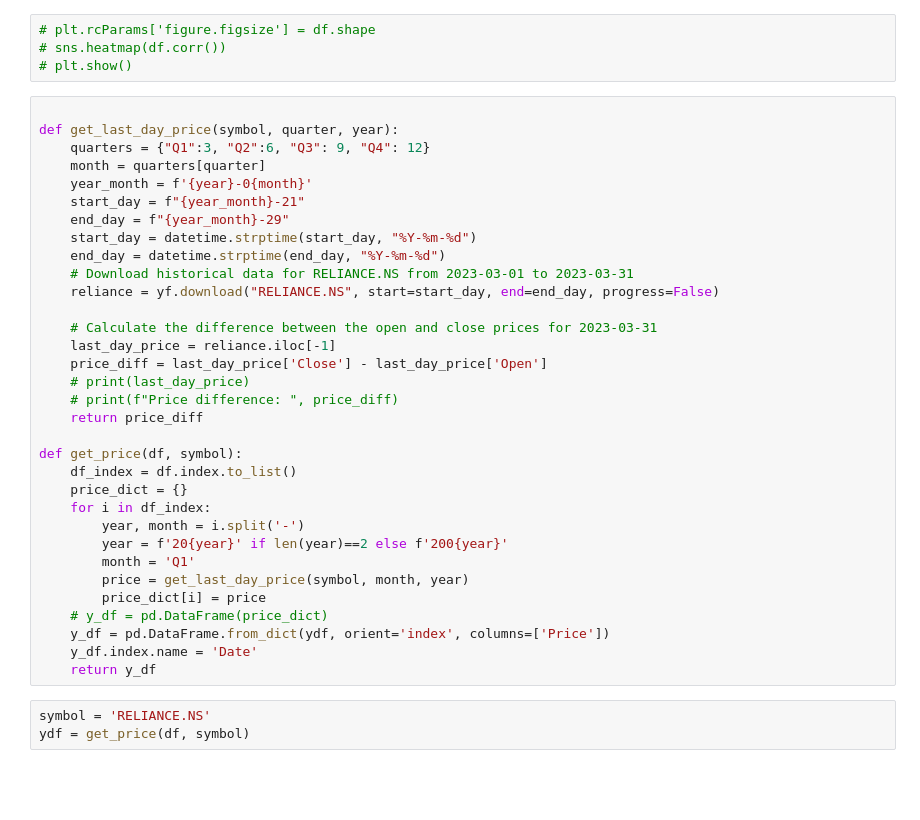
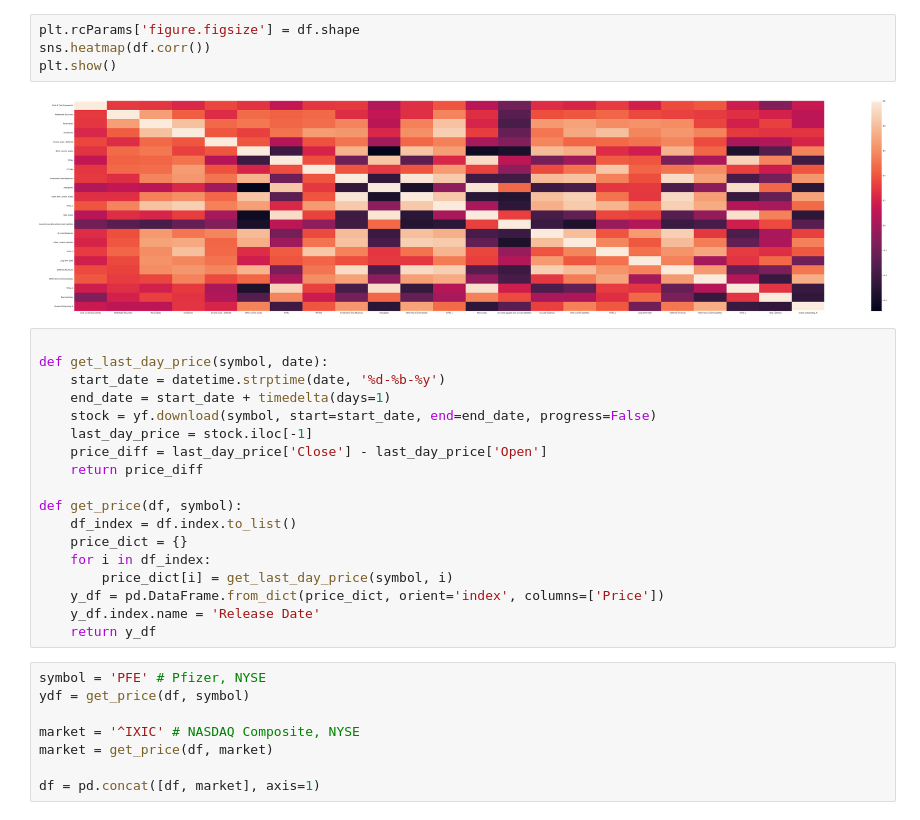
Before and after one commit to qnot/stock-post-finance, a Jupyter notebook: stock_post_finance.ipynb, the cells around one changed output. Cells and saved outputs as stored; diff of their text form; blank space fills up the shorter version.

```diff
--- a/stock_post_finance.ipynb
+++ b/stock_post_finance.ipynb
@@ -59,40 +78,32 @@ Uncorelated Data Shape: (20, 31)
 # %%
-# plt.rcParams['figure.figsize'] = df.shape
-# sns.heatmap(df.corr())
-# plt.show()
+plt.rcParams['figure.figsize'] = df.shape
+sns.heatmap(df.corr())
+plt.show()
+# %% [output]
+[figure, added]
 # %%
 
-def get_last_day_price(symbol, quarter, year):
-    quarters = {"Q1":3, "Q2":6, "Q3": 9, "Q4": 12}
-    month = quarters[quarter]
-    year_month = f'{year}-0{month}'
-    start_day = f"{year_month}-21"
-    end_day = f"{year_month}-29"
-    start_day = datetime.strptime(start_day, "%Y-%m-%d")
-    end_day = datetime.strptime(end_day, "%Y-%m-%d")
-    # Download historical data for RELIANCE.NS from 2023-03-01 to 2023-03-31
-    reliance = yf.download("RELIANCE.NS", start=start_day, end=end_day, progress=False)
-
-    # Calculate the difference between the open and close prices for 2023-03-31
-    last_day_price = reliance.iloc[-1]
+def get_last_day_price(symbol, date):
+    start_date = datetime.strptime(date, '%d-%b-%y')
+    end_date = start_date + timedelta(days=1)
+    stock = yf.download(symbol, start=start_date, end=end_date, progress=False)
+    last_day_price = stock.iloc[-1]
     price_diff = last_day_price['Close'] - last_day_price['Open']
-    # print(last_day_price)
-    # print(f"Price difference: ", price_diff)
     return price_diff
 
 def get_price(df, symbol):
     df_index = df.index.to_list()
     price_dict = {}
     for i in df_index:
-        year, month = i.split('-')
-        year = f'20{year}' if len(year)==2 else f'200{year}'
-        month = 'Q1'
-        price = get_last_day_price(symbol, month, year)
-        price_dict[i] = price
-    # y_df = pd.DataFrame(price_dict)
-    y_df = pd.DataFrame.from_dict(ydf, orient='index', columns=['Price'])
-    y_df.index.name = 'Date'
+        price_dict[i] = get_last_day_price(symbol, i)
+    y_df = pd.DataFrame.from_dict(price_dict, orient='index', columns=['Price'])
+    y_df.index.name = 'Release Date'
     return y_df
 # %%
-symbol = 'RELIANCE.NS'
+symbol = 'PFE' # Pfizer, NYSE
 ydf = get_price(df, symbol)
+
+market = '^IXIC' # NASDAQ Composite, NYSE
+market = get_price(df, market)
+
+df = pd.concat([df, market], axis=1)
```
Also changed, not shown: parts of 8 cells of this notebook, 1 other file.
